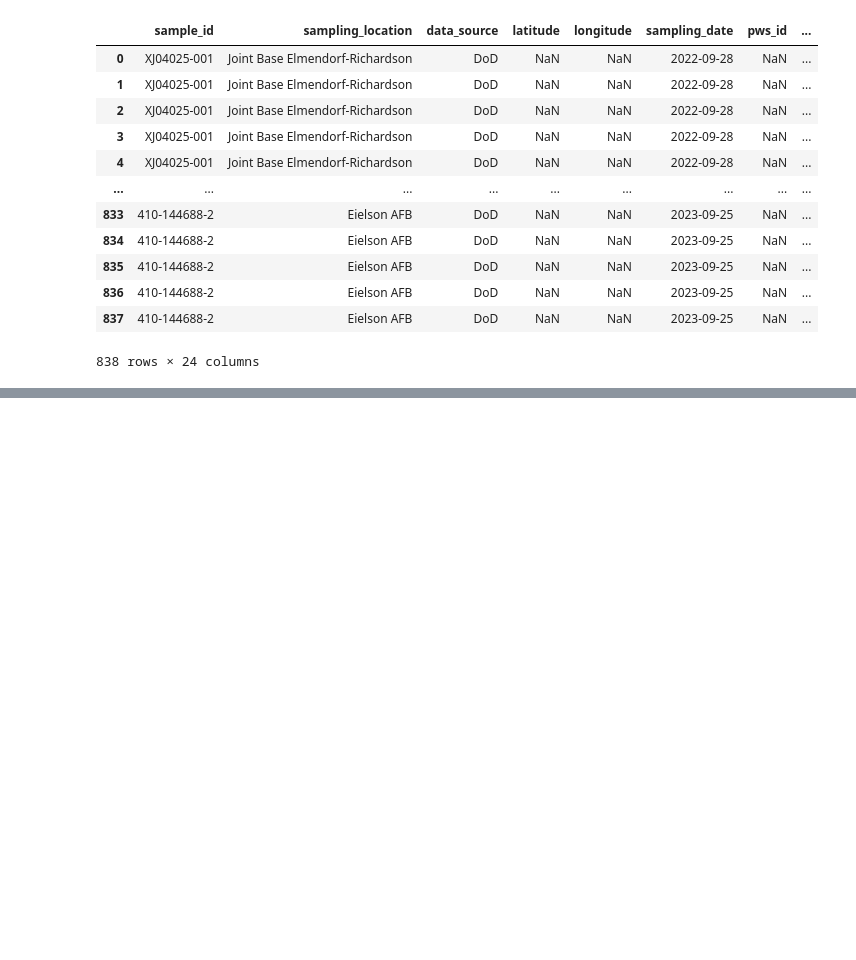
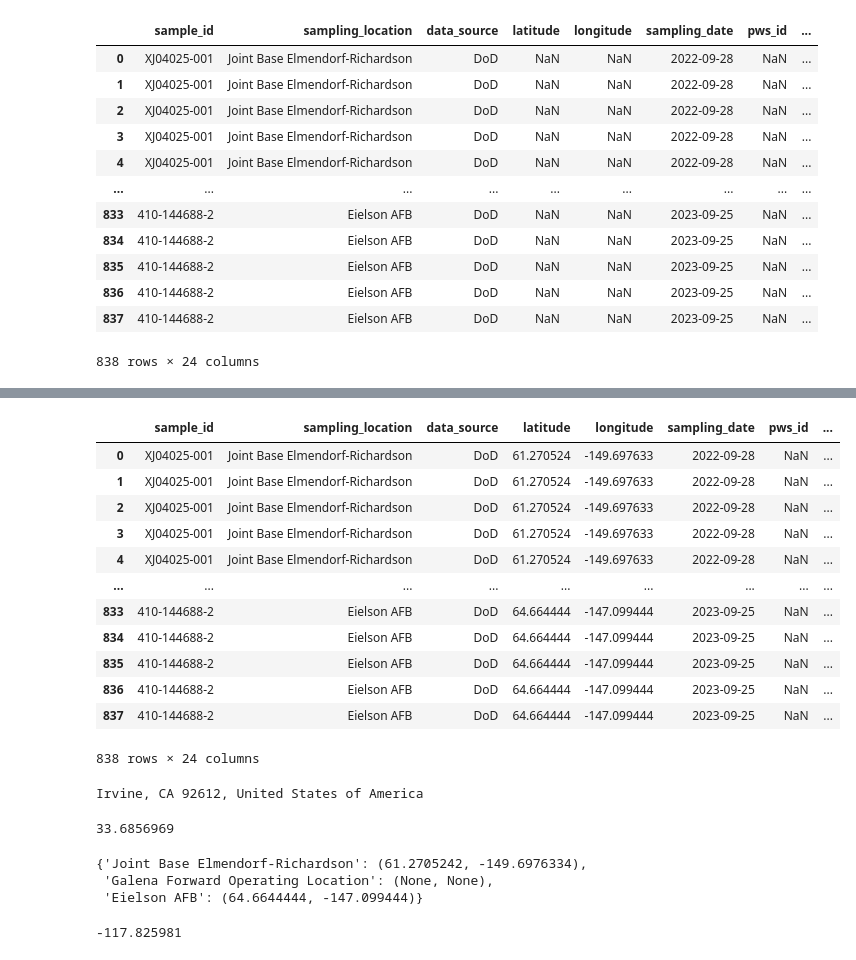
Before and after one commit to charleswang918/US_PFAS_DW, a Jupyter notebook: Data_Cleaning/Alaska/data_cleaning.ipynb, the cells around one changed output, grey strips where cells are left out. Drawn from its saved outputs; the diff is of its cells as text; code cells hidden in the pictures; blank space fills up the shorter version.

```diff
--- a/Data_Cleaning/Alaska/data_cleaning.ipynb
+++ b/Data_Cleaning/Alaska/data_cleaning.ipynb
@@ -127,2 +186,18 @@ df
 # %%
 df.to_csv('alaska_dw.csv')
+# %%
+df
+# %% [output]
+|  | sample_id | sampling_location | data_source | latitude | longitude | sampling_date | pws_id | ... |
+| 0 | XJ04025-001 | Joint Base Elmendorf-Richardson | DoD | 61.270524 | -149.697633 | 2022-09-28 | NaN | ... |
+| 1 | XJ04025-001 | Joint Base Elmendorf-Richardson | DoD | 61.270524 | -149.697633 | 2022-09-28 | NaN | ... |
+| 2 | XJ04025-001 | Joint Base Elmendorf-Richardson | DoD | 61.270524 | -149.697633 | 2022-09-28 | NaN | ... |
+| 3 | XJ04025-001 | Joint Base Elmendorf-Richardson | DoD | 61.270524 | -149.697633 | 2022-09-28 | NaN | ... |
+| 4 | XJ04025-001 | Joint Base Elmendorf-Richardson | DoD | 61.270524 | -149.697633 | 2022-09-28 | NaN | ... |
+| ... | ... | ... | ... | ... | ... | ... | ... | ... |
+| 833 | 410-144688-2 | Eielson AFB | DoD | 64.664444 | -147.099444 | 2023-09-25 | NaN | ... |
+| 834 | 410-144688-2 | Eielson AFB | DoD | 64.664444 | -147.099444 | 2023-09-25 | NaN | ... |
+| 835 | 410-144688-2 | Eielson AFB | DoD | 64.664444 | -147.099444 | 2023-09-25 | NaN | ... |
+| 836 | 410-144688-2 | Eielson AFB | DoD | 64.664444 | -147.099444 | 2023-09-25 | NaN | ... |
+| 837 | 410-144688-2 | Eielson AFB | DoD | 64.664444 | -147.099444 | 2023-09-25 | NaN | ... |
+838 rows × 24 columns
@@ -128,0 +231,22 @@ df.to_csv('alaska_dw.csv')
+# %%
+from geopy.geocoders import OpenCage
+
+geolocator = OpenCage(api_key="c7f16120befe4e3fb85e7a082e620fdb")
+location = geolocator.geocode("92612")
+print(location)
+# %% [output]
+Irvine, CA 92612, United States of America
+# %%
+location.latitude
+# %% [output]
+33.6856969
+# %%
+location_cache
+# %% [output]
+{'Joint Base Elmendorf-Richardson': (61.2705242, -149.6976334),
+ 'Galena Forward Operating Location': (None, None),
+ 'Eielson AFB': (64.6644444, -147.099444)}
+# %%
+location.longitude
+# %% [output]
+-117.825981
```
Also changed, not shown: parts of 9 cells of this notebook, 1 other file.
